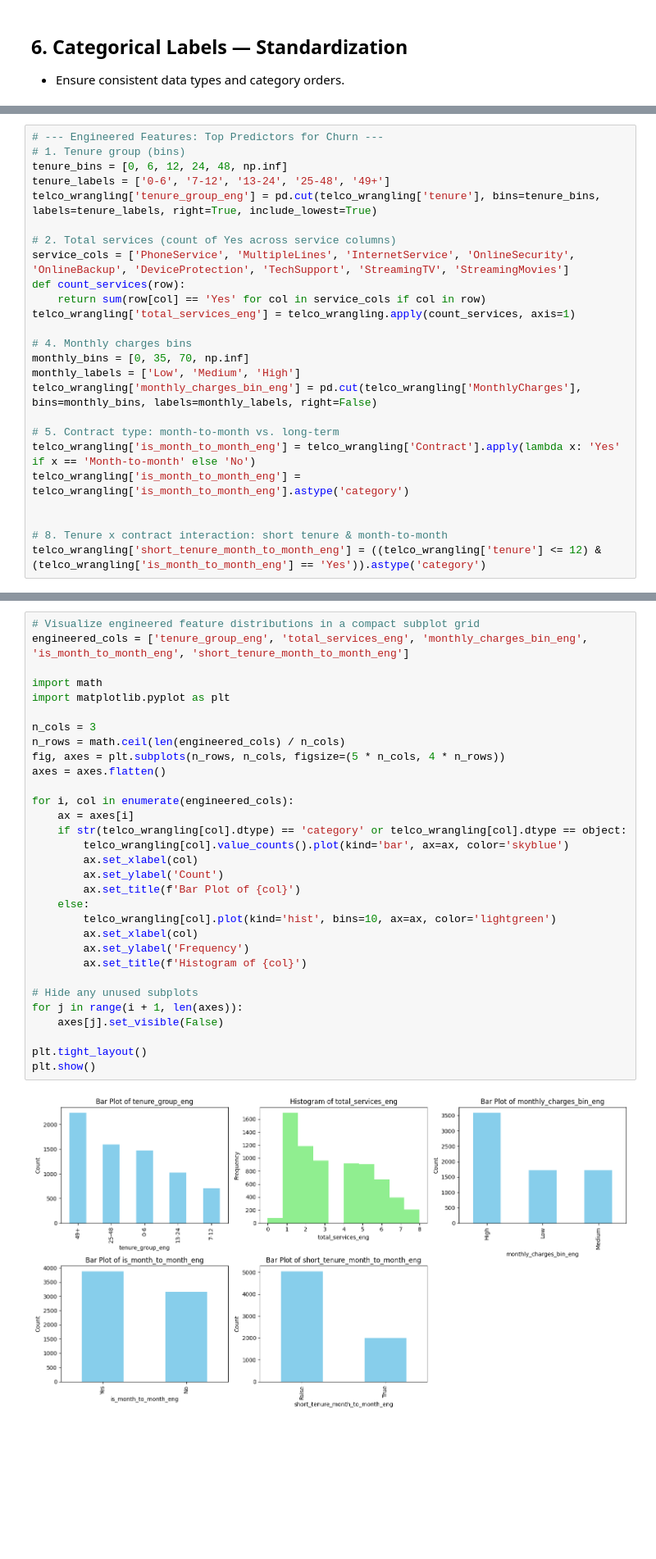
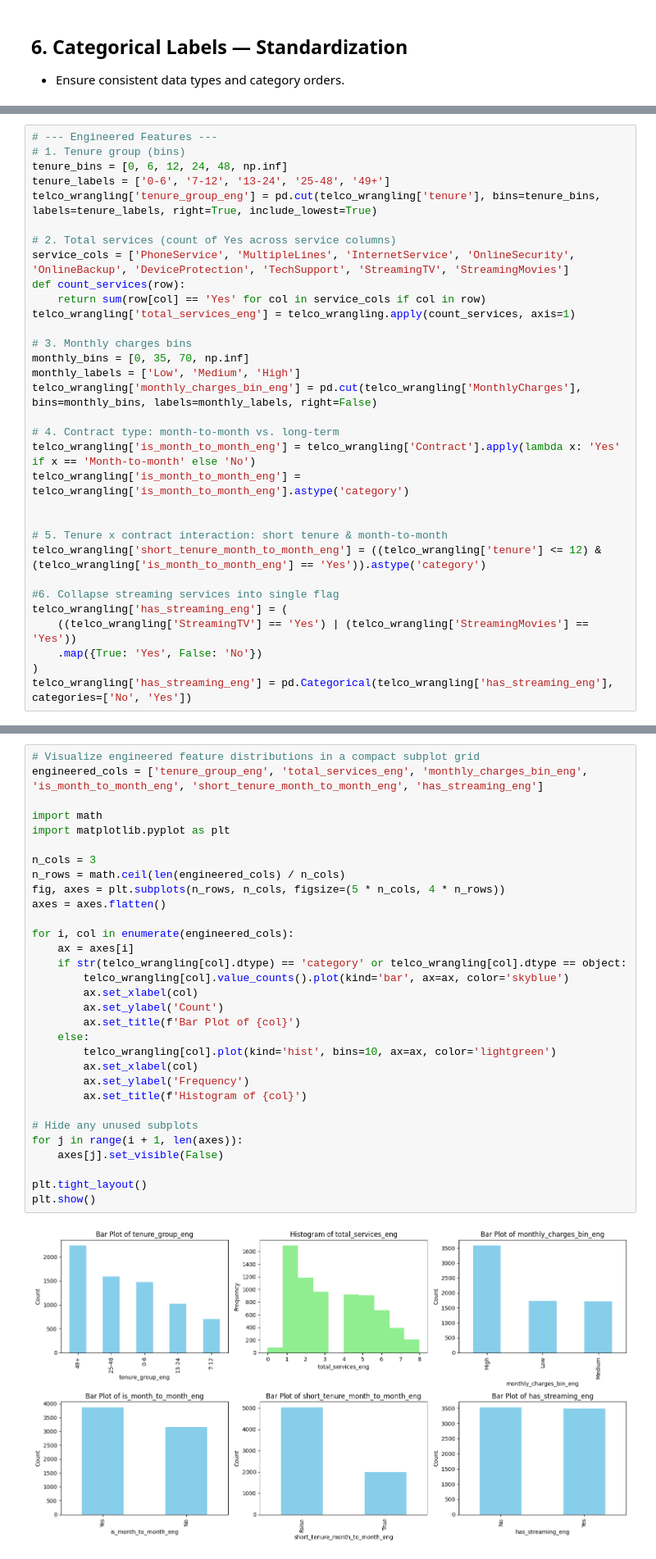
Before and after one commit to amschiltz/springboard_projects, a Jupyter notebook: Capstone_2/notebooks/01_telco_churn_data_wrangling.ipynb, the cells around one changed output, grey strips where cells are left out. Shown: that part at 82% size. Drawn from its saved outputs; the diff is of its cells as text; blank space fills up the shorter version.

```diff
--- a/Capstone_2/notebooks/01_telco_churn_data_wrangling.ipynb
+++ b/Capstone_2/notebooks/01_telco_churn_data_wrangling.ipynb
@@ -429,7 +555,7 @@ for number, column in enumerate(telco_wrangling.columns.tolist()):
 20 TotalCharges
 21 Churn
 # %%
-# --- Engineered Features: Top Predictors for Churn ---
+# --- Engineered Features ---
 # 1. Tenure group (bins)
 tenure_bins = [0, 6, 12, 24, 48, np.inf]
 tenure_labels = ['0-6', '7-12', '13-24', '25-48', '49+']
@@ -441,16 +567,23 @@ def count_services(row):
     return sum(row[col] == 'Yes' for col in service_cols if col in row)
 telco_wrangling['total_services_eng'] = telco_wrangling.apply(count_services, axis=1)
 
-# 4. Monthly charges bins
+# 3. Monthly charges bins
 monthly_bins = [0, 35, 70, np.inf]
 monthly_labels = ['Low', 'Medium', 'High']
 telco_wrangling['monthly_charges_bin_eng'] = pd.cut(telco_wrangling['MonthlyCharges'], bins=monthly_bins, labels=monthly_labels, right=False)
 
-# 5. Contract type: month-to-month vs. long-term
+# 4. Contract type: month-to-month vs. long-term
 telco_wrangling['is_month_to_month_eng'] = telco_wrangling['Contract'].apply(lambda x: 'Yes' if x == 'Month-to-month' else 'No')
 telco_wrangling['is_month_to_month_eng'] = telco_wrangling['is_month_to_month_eng'].astype('category')
 
 
-# 8. Tenure x contract interaction: short tenure & month-to-month
+# 5. Tenure x contract interaction: short tenure & month-to-month
 telco_wrangling['short_tenure_month_to_month_eng'] = ((telco_wrangling['tenure'] <= 12) & (telco_wrangling['is_month_to_month_eng'] == 'Yes')).astype('category')
+
+#6. Collapse streaming services into single flag
+telco_wrangling['has_streaming_eng'] = (
+    ((telco_wrangling['StreamingTV'] == 'Yes') | (telco_wrangling['StreamingMovies'] == 'Yes'))
+    .map({True: 'Yes', False: 'No'})
+)
+telco_wrangling['has_streaming_eng'] = pd.Categorical(telco_wrangling['has_streaming_eng'], categories=['No', 'Yes'])
 # %%
@@ -497,37 +630,37 @@ total_services_eng  7032.0     3.363339     2.062067   0.00    1.0000     3.000
 Columns with null values: None
 # %%
 # Visualize engineered feature distributions in a compact subplot grid
-engineered_cols = ['tenure_group_eng', 'total_services_eng', 'monthly_charges_bin_eng', 'is_month_to_month_eng', 'short_tenure_month_to_month_eng']
+engineered_cols = ['tenure_group_eng', 'total_services_eng', 'monthly_charges_bin_eng', 'is_month_to_month_eng', 'short_tenure_month_to_month_eng', 'has_streaming_eng']
 
 import math
 import matplotlib.pyplot as plt
 
 n_cols = 3
 n_rows = math.ceil(len(engineered_cols) / n_cols)
 fig, axes = plt.subplots(n_rows, n_cols, figsize=(5 * n_cols, 4 * n_rows))
 axes = axes.flatten()
 
 for i, col in enumerate(engineered_cols):
     ax = axes[i]
     if str(telco_wrangling[col].dtype) == 'category' or telco_wrangling[col].dtype == object:
         telco_wrangling[col].value_counts().plot(kind='bar', ax=ax, color='skyblue')
         ax.set_xlabel(col)
         ax.set_ylabel('Count')
         ax.set_title(f'Bar Plot of {col}')
     else:
         telco_wrangling[col].plot(kind='hist', bins=10, ax=ax, color='lightgreen')
         ax.set_xlabel(col)
         ax.set_ylabel('Frequency')
         ax.set_title(f'Histogram of {col}')
 
 # Hide any unused subplots
 for j in range(i + 1, len(axes)):
     axes[j].set_visible(False)
 
 plt.tight_layout()
 plt.show()
 # %% [output]
-[figure, old version]
+[figure, new version]
 # %%
 # save cleaned data
 telco_wrangling.to_csv('/Users/Allison/Code/springboard_ds/springboard_projects/Capstone_2/data/processed/telco_wrangling_cleaned.csv', index=False)
```
Also changed, not shown: parts of 10 cells of this notebook, 5 other files.
